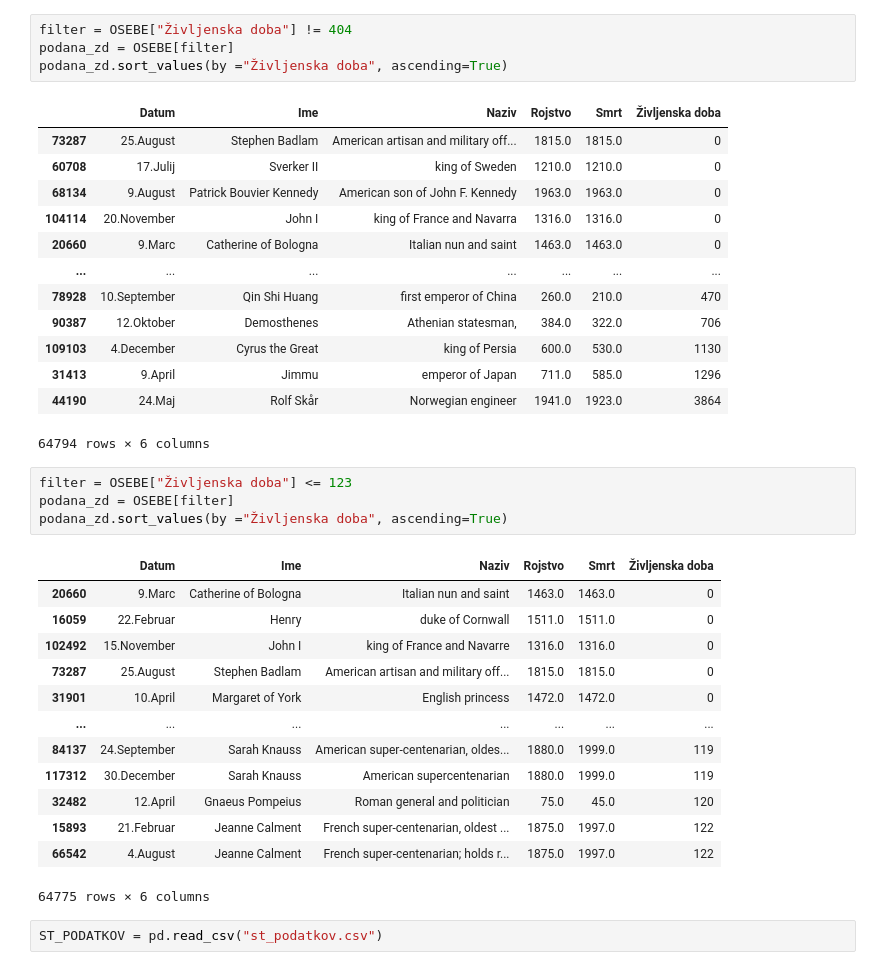
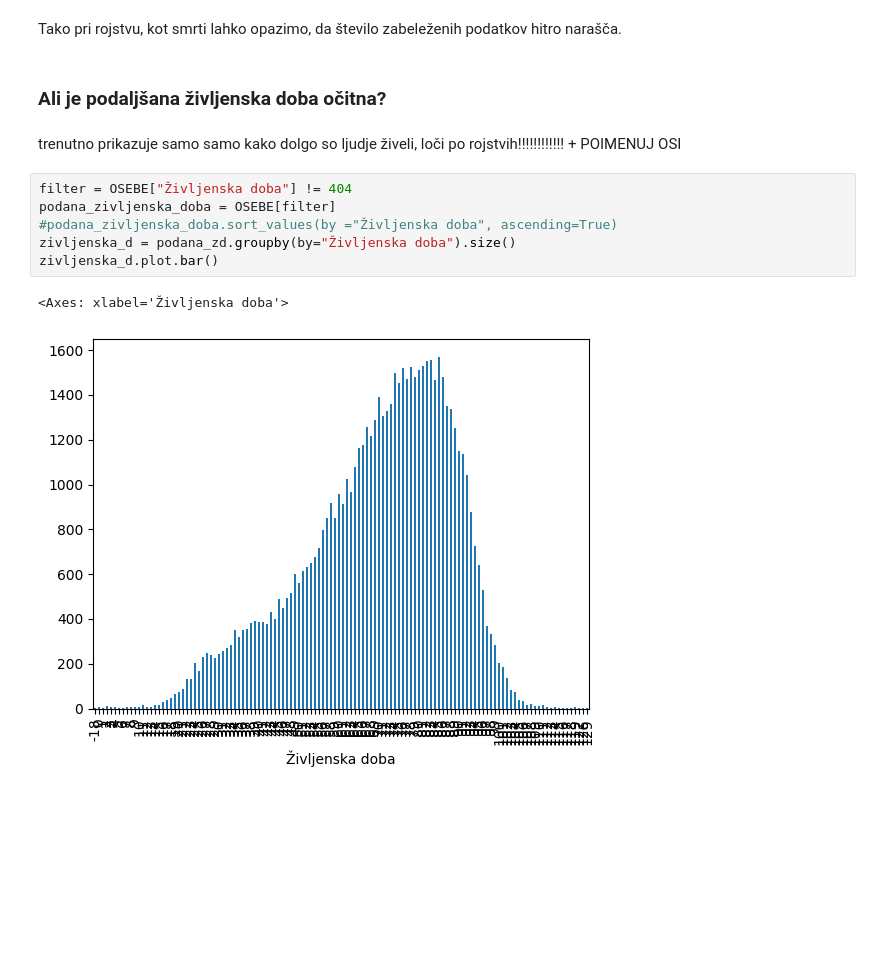
Before and after one commit to zivaheg/projektnaUVP, a Jupyter notebook: analiza.ipynb, the cells around one changed output. Saved outputs shown, nothing was run; the diff lists cells and outputs as text; blank space fills up the shorter version.

```diff
--- a/analiza.ipynb
+++ b/analiza.ipynb
@@ -65,38 +153,15 @@ huh...zakaj nej bi bla 101 večja kt 102? ... I think da misl da so to stringi
+# %% [markdown]
+Tako pri rojstvu, kot smrti lahko opazimo, da število zabeleženih podatkov hitro narašča.
+# %% [markdown]
+### Ali je podaljšana življenska doba očitna?
+# %% [markdown]
+trenutno prikazuje samo samo kako dolgo so ljudje živeli, loči po rojstvih!!!!!!!!!!!!  + POIMENUJ OSI
 # %%
 filter = OSEBE["Življenska doba"] != 404
-podana_zd = OSEBE[filter]
-podana_zd.sort_values(by ="Življenska doba", ascending=True)
+podana_zivljenska_doba = OSEBE[filter]
+#podana_zivljenska_doba.sort_values(by ="Življenska doba", ascending=True)
+zivljenska_d = podana_zd.groupby(by="Življenska doba").size()
+zivljenska_d.plot.bar()
 # %% [output]
-|  | Datum | Ime | Naziv | Rojstvo | Smrt | Življenska doba |
-| 73287 | 25.August | Stephen Badlam | American artisan and military off... | 1815.0 | 1815.0 | 0 |
-| 60708 | 17.Julij | Sverker II | king of Sweden | 1210.0 | 1210.0 | 0 |
-| 68134 | 9.August | Patrick Bouvier Kennedy | American son of John F. Kennedy | 1963.0 | 1963.0 | 0 |
-| 104114 | 20.November | John I | king of France and Navarra | 1316.0 | 1316.0 | 0 |
-| 20660 | 9.Marc | Catherine of Bologna | Italian nun and saint | 1463.0 | 1463.0 | 0 |
-| ... | ... | ... | ... | ... | ... | ... |
-| 78928 | 10.September | Qin Shi Huang | first emperor of China | 260.0 | 210.0 | 470 |
-| 90387 | 12.Oktober | Demosthenes | Athenian statesman, | 384.0 | 322.0 | 706 |
-| 109103 | 4.December | Cyrus the Great | king of Persia | 600.0 | 530.0 | 1130 |
-| 31413 | 9.April | Jimmu | emperor of Japan | 711.0 | 585.0 | 1296 |
-| 44190 | 24.Maj | Rolf Skår | Norwegian engineer | 1941.0 | 1923.0 | 3864 |
-64794 rows × 6 columns
+<Axes: xlabel='Življenska doba'>
+[figure, added]
-# %%
-filter = OSEBE["Življenska doba"] <= 123
-podana_zd = OSEBE[filter]
-podana_zd.sort_values(by ="Življenska doba", ascending=True)
-# %% [output]
-|  | Datum | Ime | Naziv | Rojstvo | Smrt | Življenska doba |
-| 20660 | 9.Marc | Catherine of Bologna | Italian nun and saint | 1463.0 | 1463.0 | 0 |
-| 16059 | 22.Februar | Henry | duke of Cornwall | 1511.0 | 1511.0 | 0 |
-| 102492 | 15.November | John I | king of France and Navarre | 1316.0 | 1316.0 | 0 |
-| 73287 | 25.August | Stephen Badlam | American artisan and military off... | 1815.0 | 1815.0 | 0 |
-| 31901 | 10.April | Margaret of York | English princess | 1472.0 | 1472.0 | 0 |
-| ... | ... | ... | ... | ... | ... | ... |
-| 84137 | 24.September | Sarah Knauss | American super-centenarian, oldes... | 1880.0 | 1999.0 | 119 |
-| 117312 | 30.December | Sarah Knauss | American supercentenarian | 1880.0 | 1999.0 | 119 |
-| 32482 | 12.April | Gnaeus Pompeius | Roman general and politician | 75.0 | 45.0 | 120 |
-| 15893 | 21.Februar | Jeanne Calment | French super-centenarian, oldest ... | 1875.0 | 1997.0 | 122 |
-| 66542 | 4.August | Jeanne Calment | French super-centenarian; holds r... | 1875.0 | 1997.0 | 122 |
-64775 rows × 6 columns
-# %%
-ST_PODATKOV = pd.read_csv("st_podatkov.csv")
```
Also changed, not shown: parts of 28 cells of this notebook.
